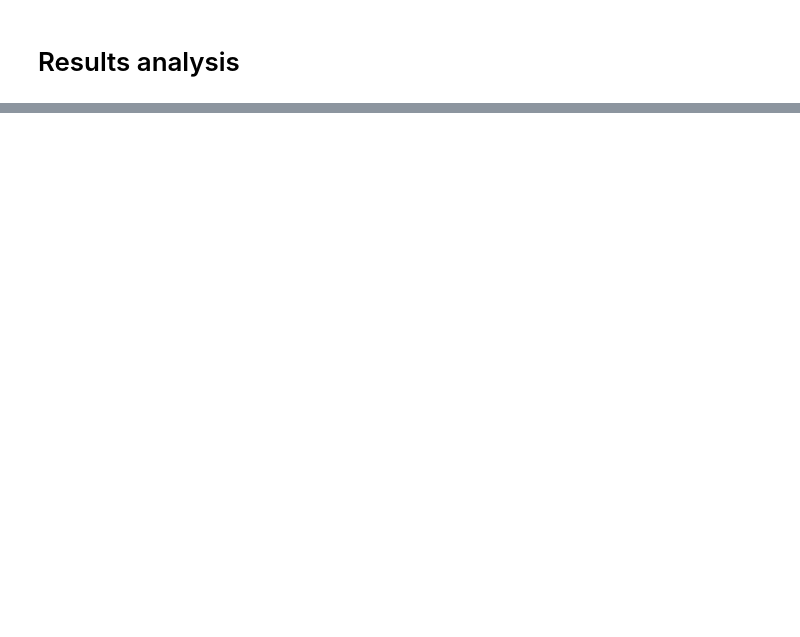
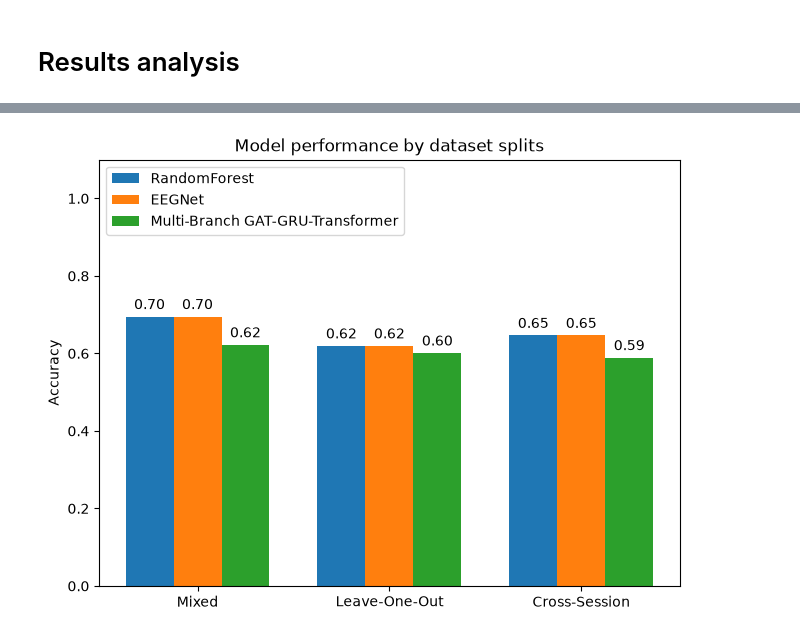
Before and after one commit to baeriswyln/VIBE, a Jupyter notebook: DataAnalysis/15_results_analysis.ipynb, the cells around one changed output, grey strips where cells are left out. Saved outputs shown, nothing was run; the diff lists cells and outputs as text; code cells hidden in the pictures; blank space fills up the shorter version.

Commit message:
:bug: fix result graph creation

```diff
--- a/DataAnalysis/15_results_analysis.ipynb
+++ b/DataAnalysis/15_results_analysis.ipynb
@@ -5,6 +5,9 @@ import pathlib
 import numpy as np
 import pandas as pd
 import matplotlib.pyplot as plt
+
+from models.EEGNet import EEGNet, ConstrainedConv2d, ConstrainedLinear
+from models.GATGRU import MultiBranchGATGRUTransformer, SpatialBranch, FrequencyBranch, TemporalBranch, GATLayer
 
 RESULTS_DIR = pathlib.Path('data/results')
 
@@ -15,22 +18,28 @@ def load_cached(name: str):
         cached = pickle.load(fh)
         return cached["result"]
 
-rf_general_run = load_cached('rf_general_run')
-rf_leave_one_out_run = load_cached('rf_leave_one_out_run')
-rf_leave_one_out_gaze_run = load_cached('rf_leave_one_out_gaze_run')
-rf_leave_one_out_hinted_run = load_cached('rf_leave_one_out_hinted_run')
-rf_leave_one_out_ignored_run = load_cached('rf_leave_one_out_ignored_run')
-rf_cross_session_run = load_cached('rf_cross_session_run')
+# rf_general_run = load_cached('rf_general_run')
+# rf_leave_one_out_run = load_cached('rf_leave_one_out_run')
+# rf_leave_one_out_gaze_run = load_cached('rf_leave_one_out_gaze_run')
+# rf_leave_one_out_hinted_run = load_cached('rf_leave_one_out_hinted_run')
+# rf_leave_one_out_ignored_run = load_cached('rf_leave_one_out_ignored_run')
+# rf_cross_session_run = load_cached('rf_cross_session_run')
+rf_general_run, rf_general_run_meta = load_cached('eegnet_general_run')
+rf_leave_one_out_run = load_cached('eegnet_leave_one_out_run')
+rf_leave_one_out_gaze_run = load_cached('eegnet_leave_one_out_gaze_run')
+rf_leave_one_out_hinted_run = load_cached('eegnet_leave_one_out_hinted_run')
+rf_leave_one_out_ignored_run = load_cached('eegnet_leave_one_out_ignored_run')
+rf_cross_session_run, rf_cross_session_run_meta = load_cached('eegnet_cross_session_run')
 
-eegnet_general_run = load_cached('eegnet_general_run')
+eegnet_general_run, eegnet_general_run_meta = load_cached('eegnet_general_run')
 eegnet_leave_one_out_run = load_cached('eegnet_leave_one_out_run')
 eegnet_leave_one_out_gaze_run = load_cached('eegnet_leave_one_out_gaze_run')
 eegnet_leave_one_out_hinted_run = load_cached('eegnet_leave_one_out_hinted_run')
 eegnet_leave_one_out_ignored_run = load_cached('eegnet_leave_one_out_ignored_run')
-eegnet_cross_session_run = load_cached('eegnet_cross_session_run')
+eegnet_cross_session_run, eegnet_cross_session_run_meta = load_cached('eegnet_cross_session_run')
 
 transformer_general_run = load_cached('transformer_general_run')
-transformer_cross_session_run = load_cached('transformer_cross_session_run')
+transformer_cross_session_run, transformer_cross_session_run_meta = load_cached('transformer_cross_session_run')
 transformer_leave_one_out_run = load_cached('transformer_leave_one_out_run')
 transformer_leave_one_out_gaze_run = load_cached('transformer_leave_one_out_gaze_run')
 transformer_leave_one_out_hinted_run = load_cached('transformer_leave_one_out_hinted_run')
@@ -40,34 +72,36 @@ transformer_leave_one_out_ignored_run = load_cached('transformer_leave_one_out_i
 # %%
 # model comparison - overall
 def plot_overall_performance_comparison():
     dataset_names = ['Mixed', 'Leave-One-Out', 'Cross-Session']
     content = {
         'RandomForest': (rf_general_run['test_accuracy'],
-                         np.average([v['test_accuracy'] for k, v in rf_leave_one_out_run.items()]),
+                         np.average([v['result']['test_accuracy'] for k, v in rf_leave_one_out_run.items()]),
                          rf_cross_session_run['test_accuracy']),
         'EEGNet': (eegnet_general_run['test_accuracy'],
-                   np.average([v['test_accuracy'] for k, v in eegnet_leave_one_out_run.items()]),
+                   np.average([v['result']['test_accuracy'] for k, v in eegnet_leave_one_out_run.items()]),
                    eegnet_cross_session_run['test_accuracy']),
         'Multi-Branch GAT-GRU-Transformer': (
             transformer_general_run['test_accuracy'],
-            np.average([v['test_accuracy'] for k, v in transformer_leave_one_out_run.items()]),
+            np.average([v['result']['test_accuracy'] for k, v in transformer_leave_one_out_run.items()]),
             transformer_cross_session_run['test_accuracy'],
         )
     }
 
     fig, ax = plt.subplots(layout='constrained')
 
     res = ax.grouped_bar(content, tick_labels=dataset_names, group_spacing=1)
     for container in res.bar_containers:
-        ax.bar_label(container, padding=3)
+        ax.bar_label(container, padding=3, fmt="%.2f")
 
     # Add some text for labels, title, etc.
     ax.set_ylabel('Accuracy')
     ax.set_title('Model performance by dataset splits')
-    ax.legend(loc='upper left', ncols=3)
-    ax.set_ylim(0, 250)
+    ax.legend(loc='upper left', ncols=1)
+    ax.set_ylim(0, 1.1)
 
 plot_overall_performance_comparison()
+# %% [output]
+[figure, added]
 # %%
 # model comparison - impact of hinted, ignored, and gaze events in leave-one-out
 
```
Also changed, not shown: parts of 3 cells of this notebook, 2 other files.
